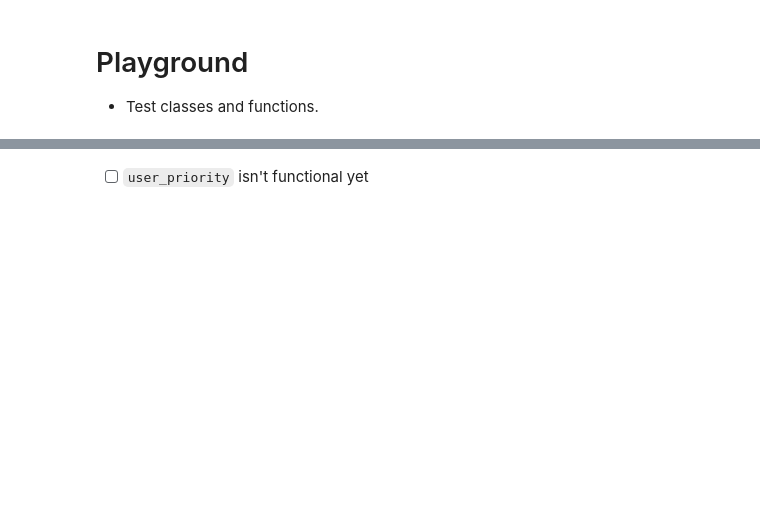
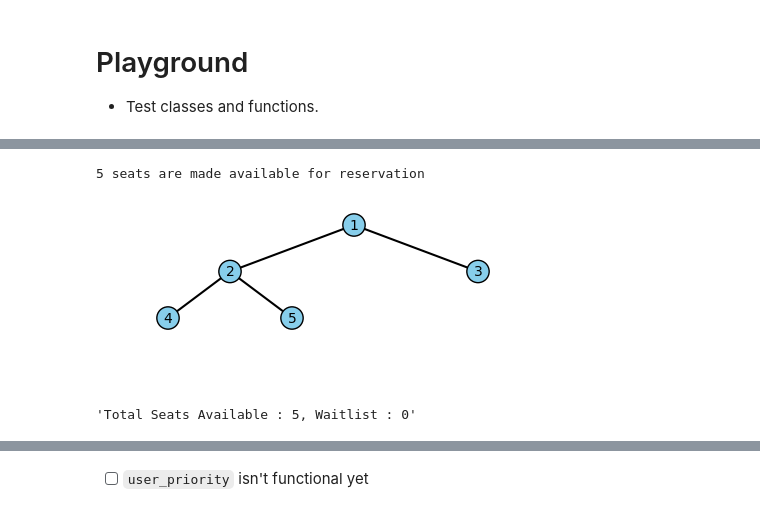
Before and after one commit to Brinkley97/applied_data_structures_and_algorithms, a Jupyter notebook: class/fall_24/hw/seat_booking.ipynb, the cells around one changed output, grey strips where cells are left out. Cells and saved outputs as stored; diff of their text form; code cells hidden in the pictures; blank space fills up the shorter version.

```diff
--- a/class/fall_24/hw/seat_booking.ipynb
+++ b/class/fall_24/hw/seat_booking.ipynb
@@ -10,0 +17,8 @@ seat_heap = heap_operations.SeatHeap()
+# %%
+seat.initialize(5)
+# Think on how to build waitlist
+seat.available()
+# %% [output]
+5 seats are made available for reservation
+[figure, added]
+'Total Seats Available : 5, Waitlist : 0'
```
Also changed, not shown: parts of 12 cells of this notebook, 4 other files.
